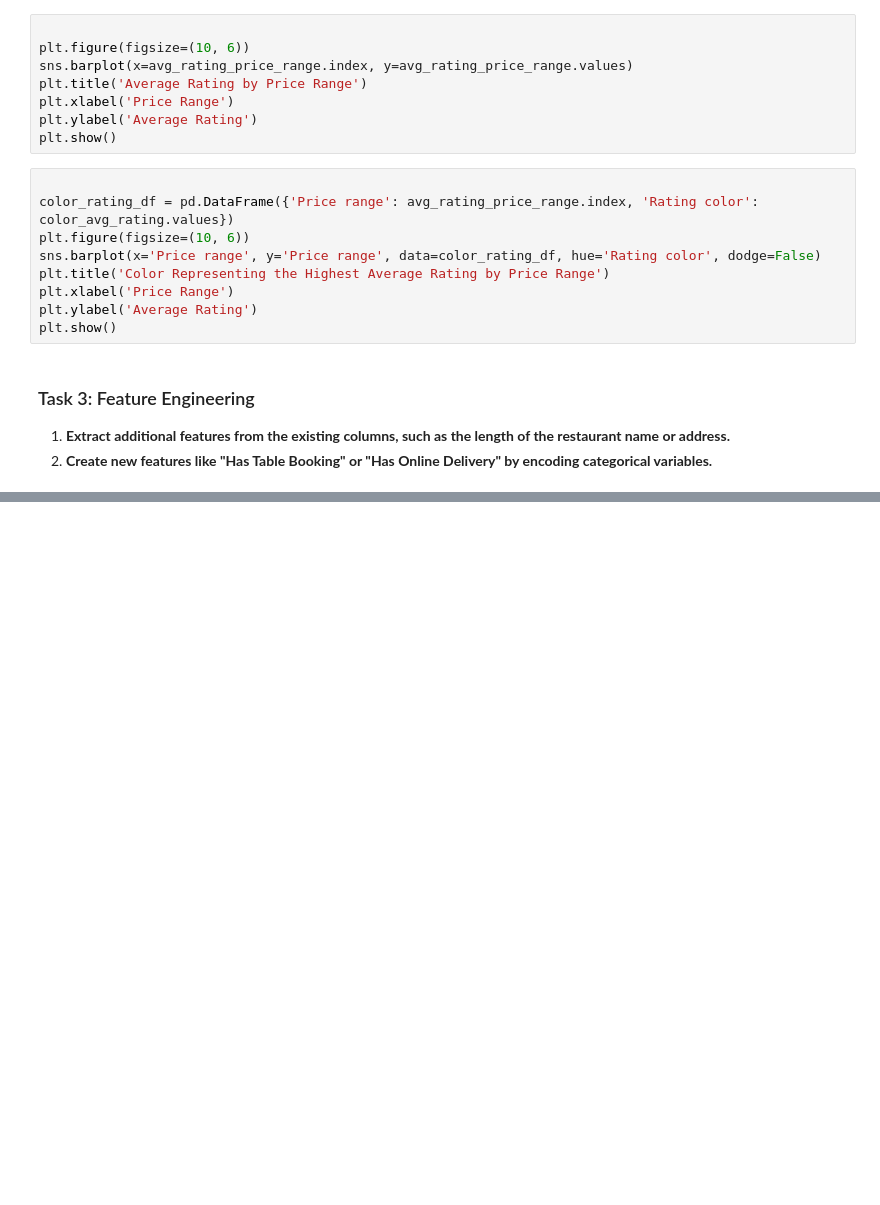
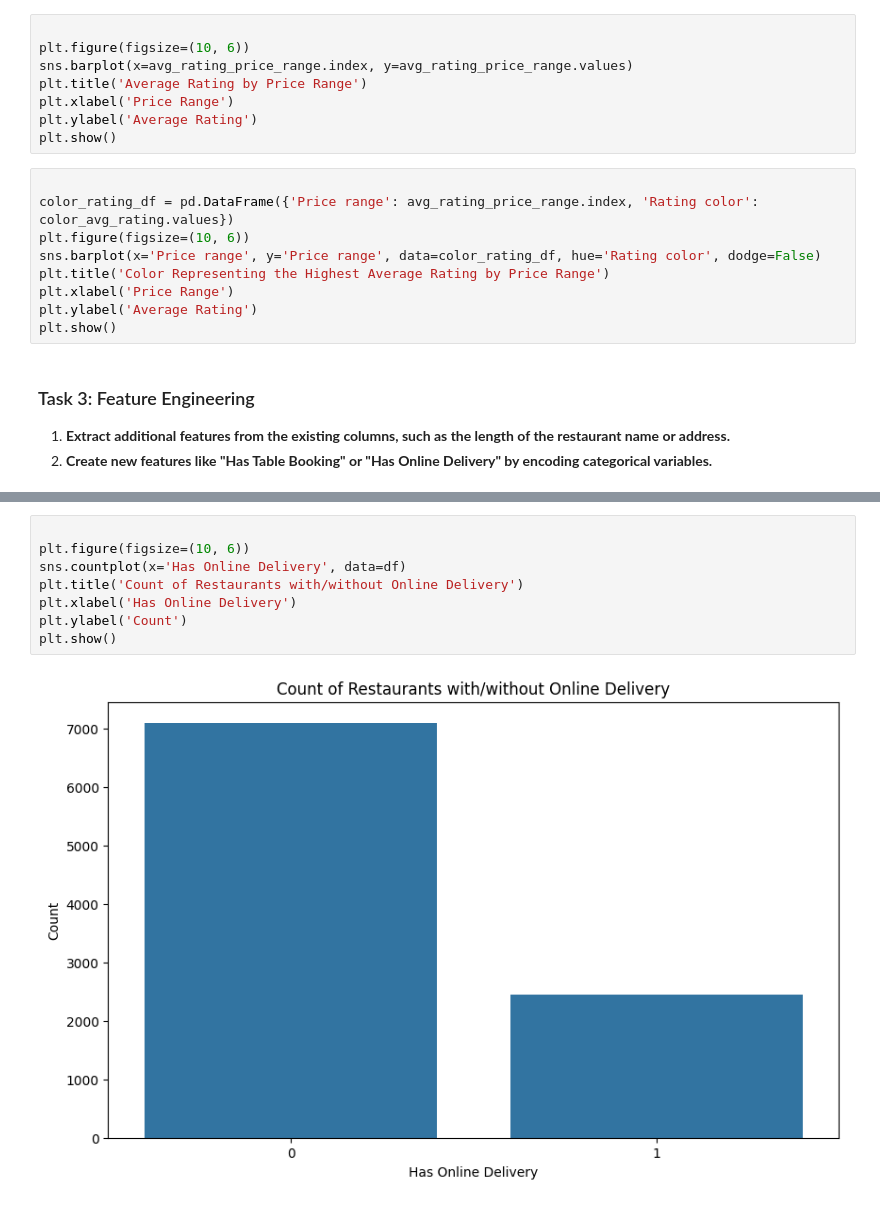
Before and after one commit to yashksaini-coder/Zomato-Data-Analysis, a Jupyter notebook: Level-2.ipynb, the cells around one changed output, grey strips where cells are left out. Drawn from its saved outputs; the diff is of its cells as text; blank space fills up the shorter version.

```diff
--- a/Level-2.ipynb
+++ b/Level-2.ipynb
@@ -159,0 +222,10 @@ plt.show()
+# %%
+
+plt.figure(figsize=(10, 6))
+sns.countplot(x='Has Online Delivery', data=df)
+plt.title('Count of Restaurants with/without Online Delivery')
+plt.xlabel('Has Online Delivery')
+plt.ylabel('Count')
+plt.show()
+# %% [output]
+[figure, added]
```
Also changed, not shown: parts of 6 cells of this notebook.
